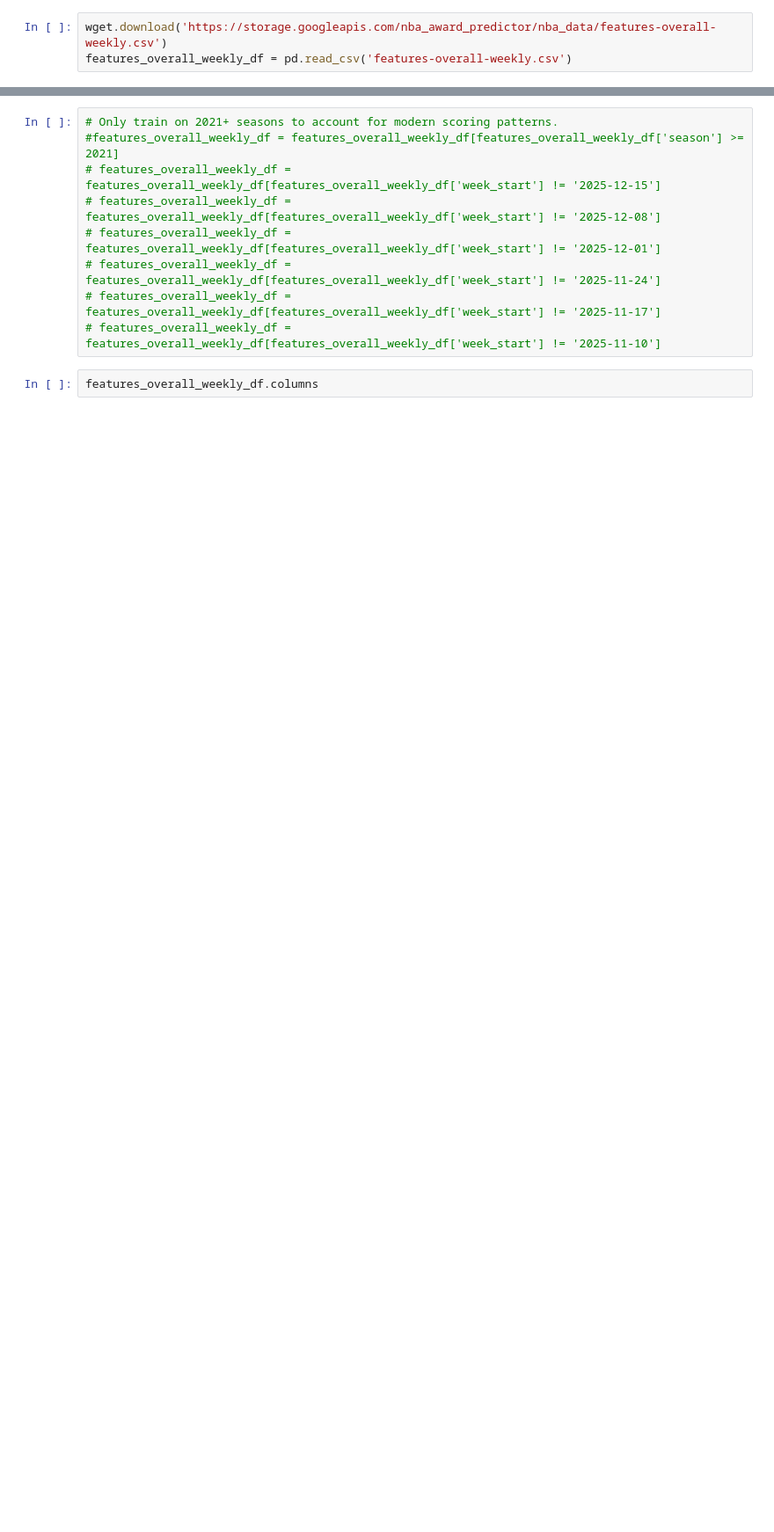
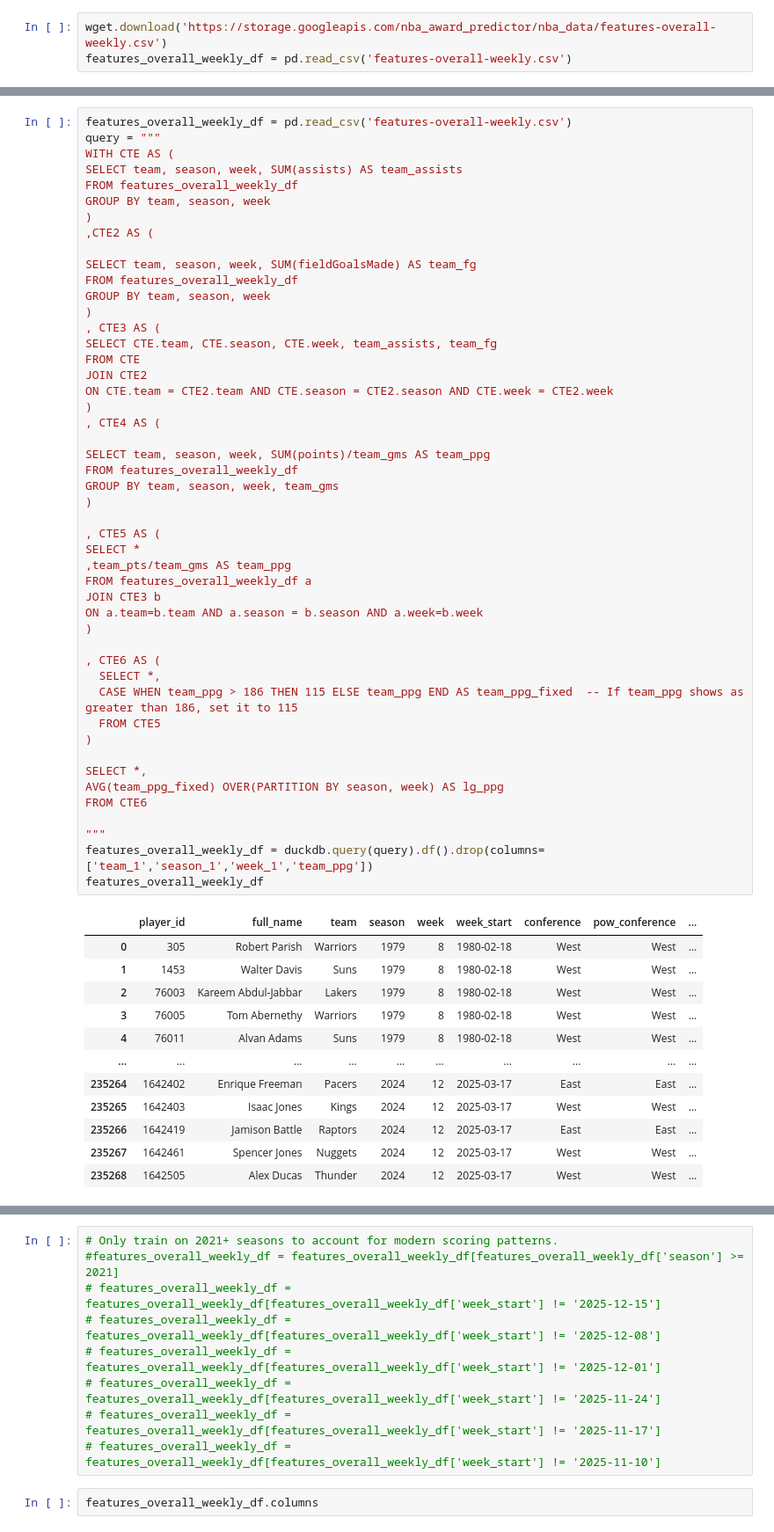
Before and after one commit to dejiandrew/nba-award-predictor, a Jupyter notebook: lightgbm_model.ipynb, the cells around one changed output, grey strips where cells are left out. Shown at 88% size. Drawn from its saved outputs; the diff is of its cells as text; blank space fills up the shorter version.

```diff
--- a/lightgbm_model.ipynb
+++ b/lightgbm_model.ipynb
@@ -78,0 +262,61 @@ features_overall_weekly_df
+# %%
+features_overall_weekly_df = pd.read_csv('features-overall-weekly.csv')
+query = """
+WITH CTE AS (
+SELECT team, season, week, SUM(assists) AS team_assists
+FROM features_overall_weekly_df
+GROUP BY team, season, week
+)
+,CTE2 AS (
+
+SELECT team, season, week, SUM(fieldGoalsMade) AS team_fg
+FROM features_overall_weekly_df
+GROUP BY team, season, week
+)
+, CTE3 AS (
+SELECT CTE.team, CTE.season, CTE.week, team_assists, team_fg
+FROM CTE
+JOIN CTE2
+ON CTE.team = CTE2.team AND CTE.season = CTE2.season AND CTE.week = CTE2.week
+)
+, CTE4 AS (
+
+SELECT team, season, week, SUM(points)/team_gms AS team_ppg
+FROM features_overall_weekly_df
+GROUP BY team, season, week, team_gms
+)
+
+, CTE5 AS (
+SELECT *
+,team_pts/team_gms AS team_ppg
+FROM features_overall_weekly_df a
+JOIN CTE3 b
+ON a.team=b.team AND a.season = b.season AND a.week=b.week
+)
+
+, CTE6 AS (
+  SELECT *,
+  CASE WHEN team_ppg > 186 THEN 115 ELSE team_ppg END AS team_ppg_fixed  -- If team_ppg shows as greater than 186, set it to 115
+  FROM CTE5
+)
+
+SELECT *,
+AVG(team_ppg_fixed) OVER(PARTITION BY season, week) AS lg_ppg
+FROM CTE6
+
+"""
+features_overall_weekly_df = duckdb.query(query).df().drop(columns=['team_1','season_1','week_1','team_ppg'])
+features_overall_weekly_df
+# %% [output]
+|  | player_id | full_name | team | season | week | week_start | conference | pow_conference | ... |
+| 0 | 305 | Robert Parish | Warriors | 1979 | 8 | 1980-02-18 | West | West | ... |
+| 1 | 1453 | Walter Davis | Suns | 1979 | 8 | 1980-02-18 | West | West | ... |
+| 2 | 76003 | Kareem Abdul-Jabbar | Lakers | 1979 | 8 | 1980-02-18 | West | West | ... |
+| 3 | 76005 | Tom Abernethy | Warriors | 1979 | 8 | 1980-02-18 | West | West | ... |
+| 4 | 76011 | Alvan Adams | Suns | 1979 | 8 | 1980-02-18 | West | West | ... |
+| ... | ... | ... | ... | ... | ... | ... | ... | ... | ... |
+| 235264 | 1642402 | Enrique Freeman | Pacers | 2024 | 12 | 2025-03-17 | East | East | ... |
+| 235265 | 1642403 | Isaac Jones | Kings | 2024 | 12 | 2025-03-17 | West | West | ... |
+| 235266 | 1642419 | Jamison Battle | Raptors | 2024 | 12 | 2025-03-17 | East | East | ... |
+| 235267 | 1642461 | Spencer Jones | Nuggets | 2024 | 12 | 2025-03-17 | West | West | ... |
+| 235268 | 1642505 | Alex Ducas | Thunder | 2024 | 12 | 2025-03-17 | West | West | ... |
```
Also changed, not shown: parts of 26 cells of this notebook.
